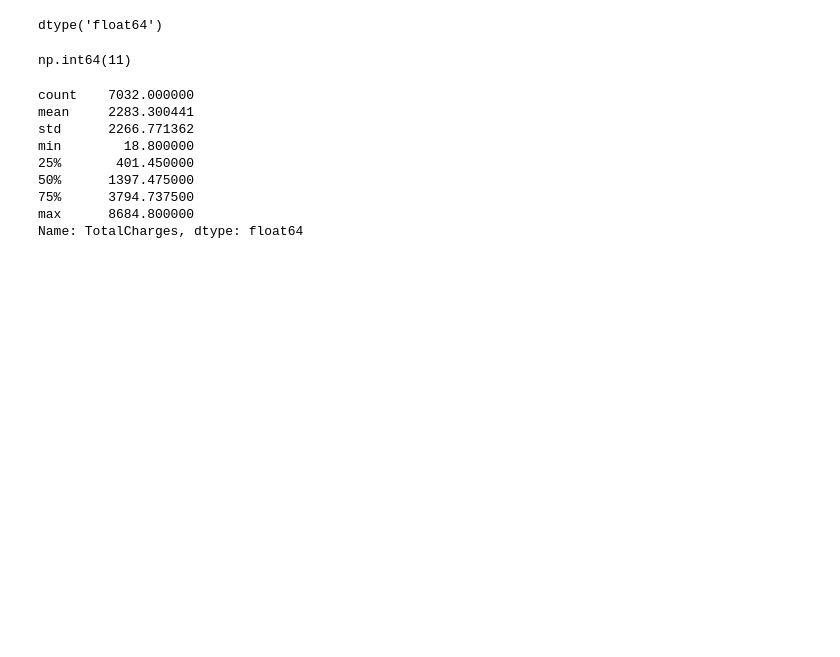
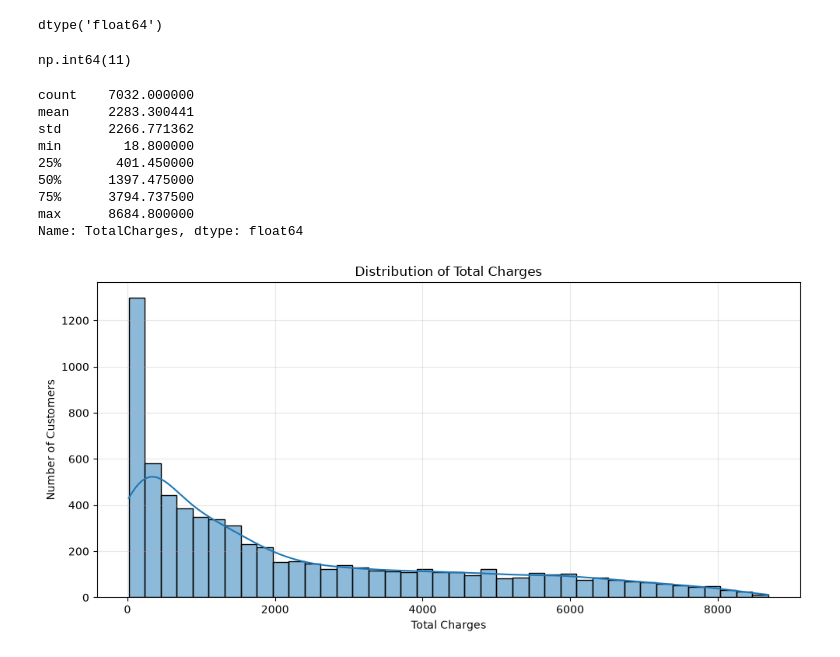
Before and after one commit to gman-sudo/telcom-revenue-at-risk-predictor, a Jupyter notebook: notebooks/01_data_understanding.ipynb, the cells around one changed output. Cells and saved outputs as stored; diff of their text form; code cells hidden in the pictures; blank space fills up the shorter version.

```diff
--- a/notebooks/01_data_understanding.ipynb
+++ b/notebooks/01_data_understanding.ipynb
@@ -803,3 +804,16 @@ min        18.800000
 75%      3794.737500
 max      8684.800000
 Name: TotalCharges, dtype: float64
+# %%
+plt.figure(figsize=(10, 5))
+
+sns.histplot(data=df, x='TotalCharges', bins=40, kde=True)
+
+plt.title('Distribution of Total Charges')
+plt.xlabel('Total Charges')
+plt.ylabel('Number of Customers')
+plt.grid(alpha=0.3)
+plt.tight_layout()
+plt.show()
+# %% [output]
+[figure, added]
```
Also changed, not shown: parts of 29 cells of this notebook, 3 other files.
